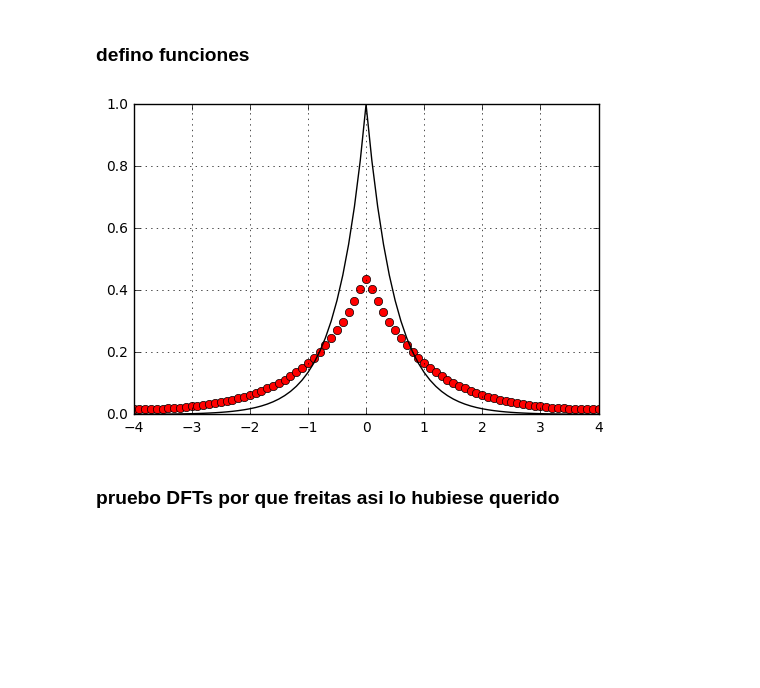
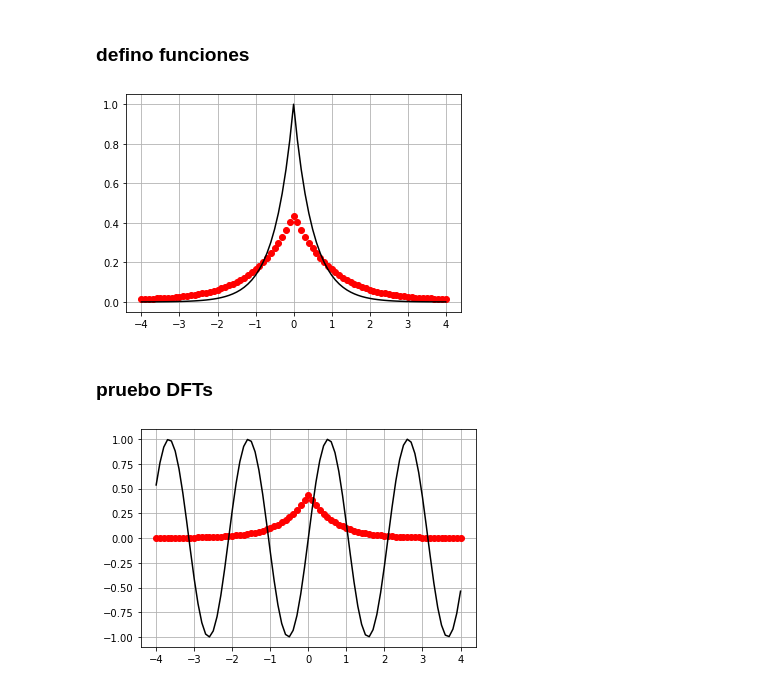
Before and after one commit to carabedo/ci_mutual, a Jupyter notebook: fftests.ipynb, the cells around one changed output. Cells and saved outputs as stored; diff of their text form; code cells hidden in the pictures; blank space fills up the shorter version.

```diff
--- a/fftests.ipynb
+++ b/fftests.ipynb
@@ -42,11 +43,10 @@ a=-4
 b=4
 dx=0.1
 Nx=(b-a)/dx+1
-x=np.linspace(a,b,Nx)
-print(len(x))
-print(Nx)
+x=np.linspace(a,b,int(Nx))
+
 
 
 dk=1/(b-a)
 Nk=(2/dx)/dk+1
-k=np.linspace(-1/dx, 1/dx,Nx)
+k=np.linspace(-1/dx, 1/dx,int(Nx))
@@ -73,21 +66,21 @@ ks=np.append(k0,[kp,kn])
 # %%
 c=2
 
 fx=np.exp(c*-abs(x))
 Fk=(2*c)/((4*np.pi*np.pi*ks**2)+ c*c)
 
 
 fx2=np.fft.ifft(Fk,norm ="ortho")
 
 fx2s=np.fft.fftshift(fx2) #vuelvo al orden normal
 
-plot(x,np.real(fx2s),'ro')
-plot(x,fx,'k')
-grid(True)
+plt.plot(x,np.real(fx2s),'ro')
+plt.plot(x,fx,'k')
+plt.grid(True)
 # %% [output]
-[figure, old version]
+[figure, new version]
 # %% [markdown]
-### pruebo DFTs por que freitas asi lo hubiese querido
+### pruebo DFTs
 # %%
 c=3
 fx=np.sin(c*x)
@@ -98,8 +91,10 @@ fx2=np.fft.ifft(Fk,norm ="ortho")
 
 fx2s=np.fft.fftshift(fx2) #vuelvo al orden normal
 
-plot(x,np.real(fx2s),'ro')
-plot(x,fx,'k')
-grid(True)
+plt.plot(x,np.real(fx2s),'ro')
+plt.plot(x,fx,'k')
+plt.grid(True)
+# %% [output]
+[figure, added]
 # %% [markdown]
 https://dsp.stackexchange.com/questions/40766/calculating-values-of-frequency-bins-in-python
```
Also changed, not shown: parts of 2 cells of this notebook, 10 other files.
